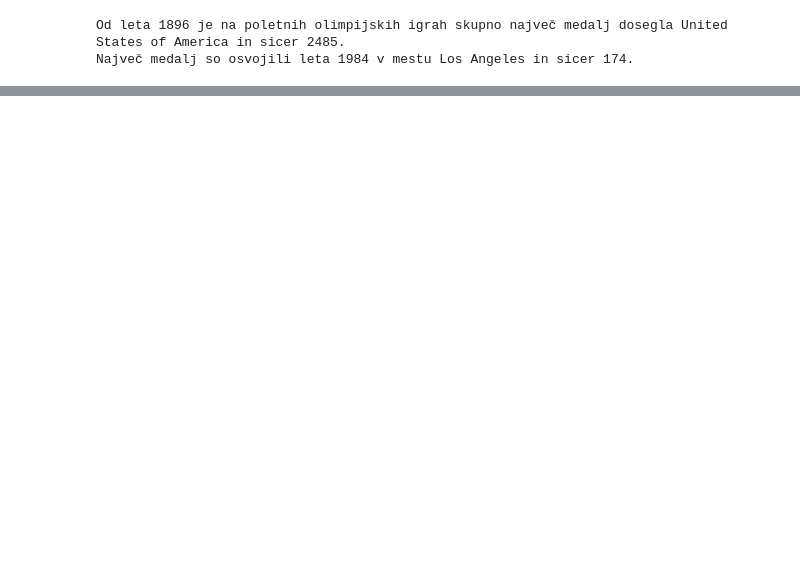
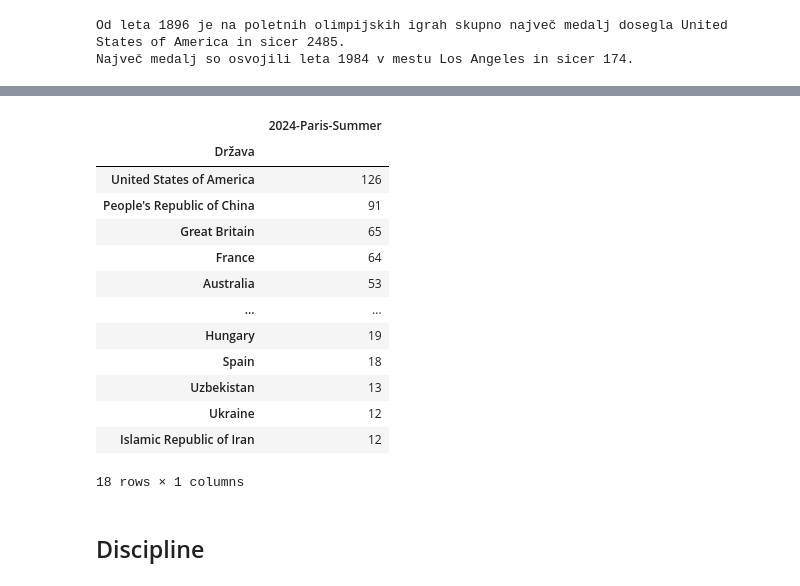
Before and after one commit to Kajaaa9/seminarska_naloga-olimpijske_igre, a Jupyter notebook: oi5_analiza.ipynb, the cells around one changed output, grey strips where cells are left out. Cells and saved outputs as stored; diff of their text form; code cells hidden in the pictures; blank space fills up the shorter version.

```diff
--- a/oi5_analiza.ipynb
+++ b/oi5_analiza.ipynb
@@ -127,0 +167,21 @@ Največ medalj so osvojili leta 1984 v mestu Los Angeles in sicer 174.
+# %%
+medalje_zadnjeigre = MEDALJE_SKUPAJ[[MEDALJE_SKUPAJ.columns[-2]]].loc[lambda df: df[df.columns[0]] != 0]
+boljse_od_povprecja = medalje_zadnjeigre.loc[lambda df: df[df.columns[0]] >= df[df.columns[0]].mean()].sort_values(by=medalje_zadnjeigre.columns[0], ascending=False)
+boljse_od_povprecja
+# %% [output]
+|  | 2024-Paris-Summer |
+| Država |  |
+| United States of America | 126 |
+| People's Republic of China | 91 |
+| Great Britain | 65 |
+| France | 64 |
+| Australia | 53 |
+| ... | ... |
+| Hungary | 19 |
+| Spain | 18 |
+| Uzbekistan | 13 |
+| Ukraine | 12 |
+| Islamic Republic of Iran | 12 |
+18 rows × 1 columns
+# %% [markdown]
+## Discipline
```
Also changed, not shown: parts of 20 cells of this notebook.
